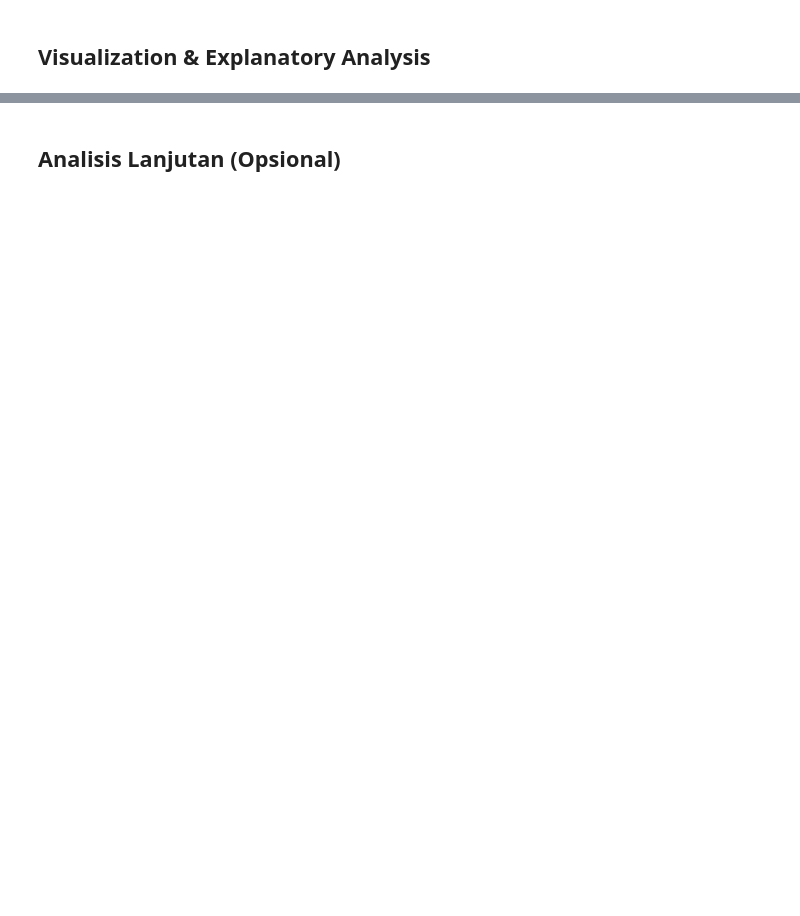
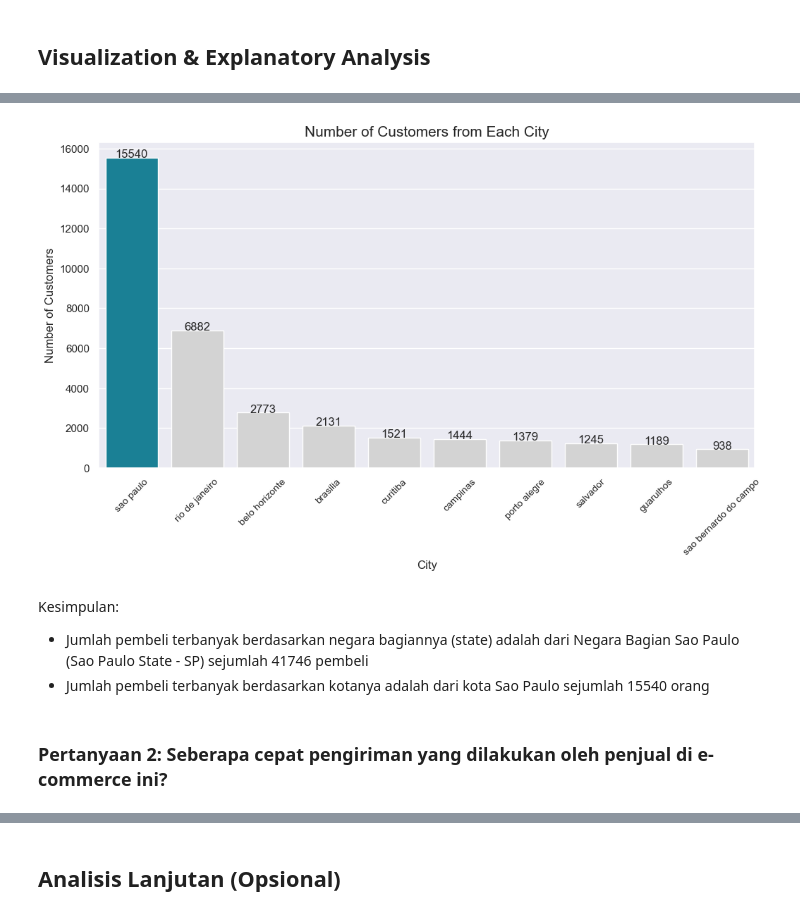
Before and after one commit to ihsanuramdan/dicoding, a Jupyter notebook: Proyek_Analisis_Data.ipynb, the cells around one changed output, grey strips where cells are left out. Saved outputs shown, nothing was run; the diff lists cells and outputs as text; code cells hidden in the pictures; blank space fills up the shorter version.

```diff
--- a/Proyek_Analisis_Data.ipynb
+++ b/Proyek_Analisis_Data.ipynb
@@ -50,0 +1038,33 @@
+# %%
+customerCity_df = customer_df.groupby(by="customer_city").customer_id.nunique().sort_values(ascending=False).head(10)
+
+plt.figure(figsize=(12, 6))
+
+topCity_df = customerCity_df.idxmax()
+
+customerCity_df = customerCity_df.sort_values(ascending=False)
+
+sns.barplot(x=customerCity_df.index,
+            y=customerCity_df.values,
+            palette=["#068DA9" if city == topCity_df else "#D3D3D3" for city in customerCity_df.index],
+            hue=customerCity_df.index,
+            legend=False
+            )
+
+for i in range(len(customerCity_df.index)):
+        plt.text(i,customerCity_df.values[i],customerCity_df.values[i],ha='center')
+
+plt.title("Number of Customers from Each City", fontsize=15)
+plt.xlabel("City")
+plt.ylabel("Number of Customers")
+plt.xticks(rotation=45, fontsize=10)
+plt.show()
+# %% [output]
+[figure, added]
+# %% [markdown]
+Kesimpulan:
+
+- Jumlah pembeli terbanyak berdasarkan negara bagiannya (state) adalah dari Negara Bagian Sao Paulo (Sao Paulo State - SP) sejumlah 41746 pembeli
+- Jumlah pembeli terbanyak berdasarkan kotanya adalah dari kota Sao Paulo sejumlah 15540 orang
+# %% [markdown]
+### Pertanyaan 2: Seberapa cepat pengiriman yang dilakukan oleh penjual di e-commerce ini?
```
Also changed, not shown: parts of 126 cells of this notebook, 1 other file.
